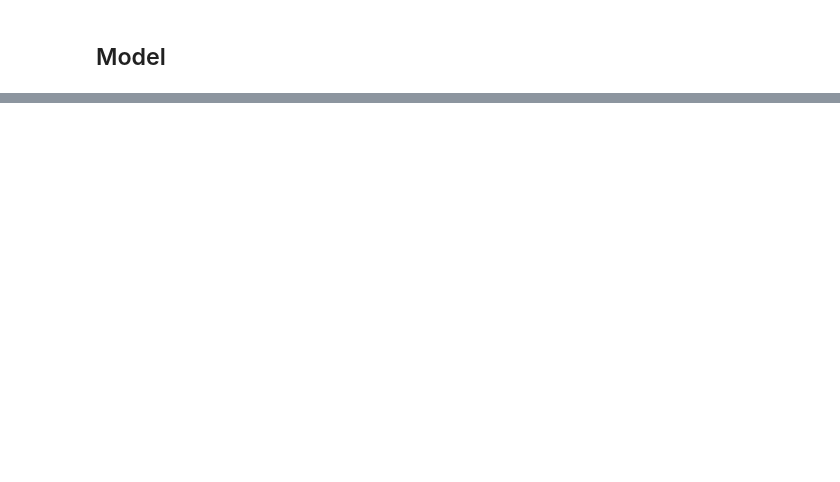
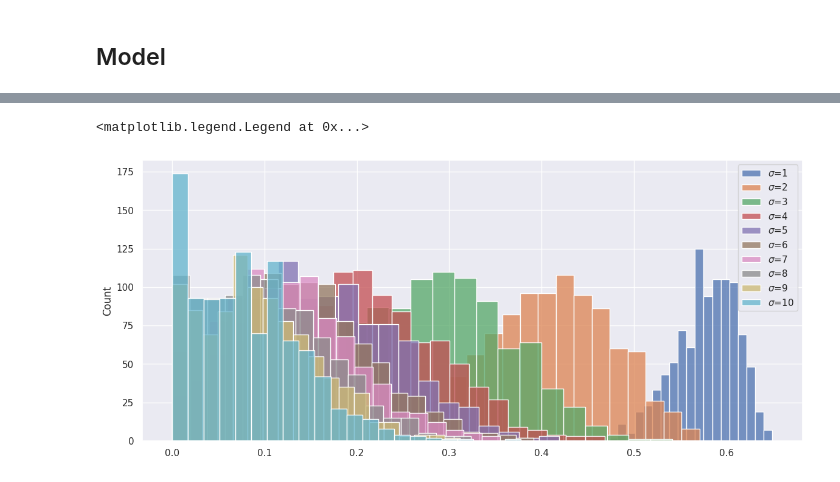
Before and after one commit to emanuele-moscato/tree-language, a Jupyter notebook: notebooks/nn_test.ipynb, the cells around one changed output, grey strips where cells are left out. Cells and saved outputs as stored; diff of their text form; code cells hidden in the pictures; blank space fills up the shorter version.

```diff
--- a/notebooks/nn_test.ipynb
+++ b/notebooks/nn_test.ipynb
@@ -231,0 +394,7 @@ logger.info(f'Test accuracy: {test_accuracy} (baseline: {baseline_accuracy})')
+# %%
+entropies_sigma = {}
+
+for sigma_test in range(1, 11):
+    logger.info(f'Sigma tested: {sigma_test}')
+
+    entropies_sigma[sigma_test] = [compute_rho_entropy(calcrho_lognormal(q, sigma_test), q) for _ in range(1000)]
@@ -231,0 +412,13 @@ logger.info(f'Test accuracy: {test_accuracy} (baseline: {baseline_accuracy})')
+# %%
+fig = plt.figure(figsize=(14, 6))
+
+for sigma_test in sorted(entropies_sigma.keys()):
+    sns.histplot(
+        entropies_sigma[sigma_test],
+        label=f'$\sigma$={sigma_test}'
+    )
+
+plt.legend()
+# %% [output]
+<matplotlib.legend.Legend at 0x...>
+[figure, added]
```
Also changed, not shown: parts of 17 cells of this notebook, 5 other files.
